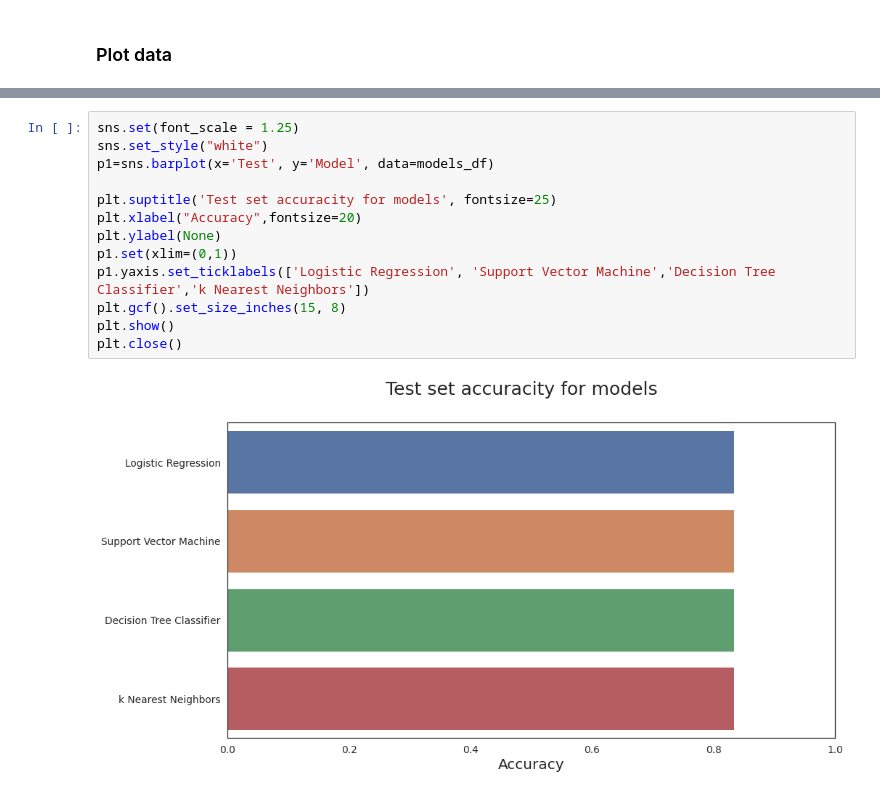
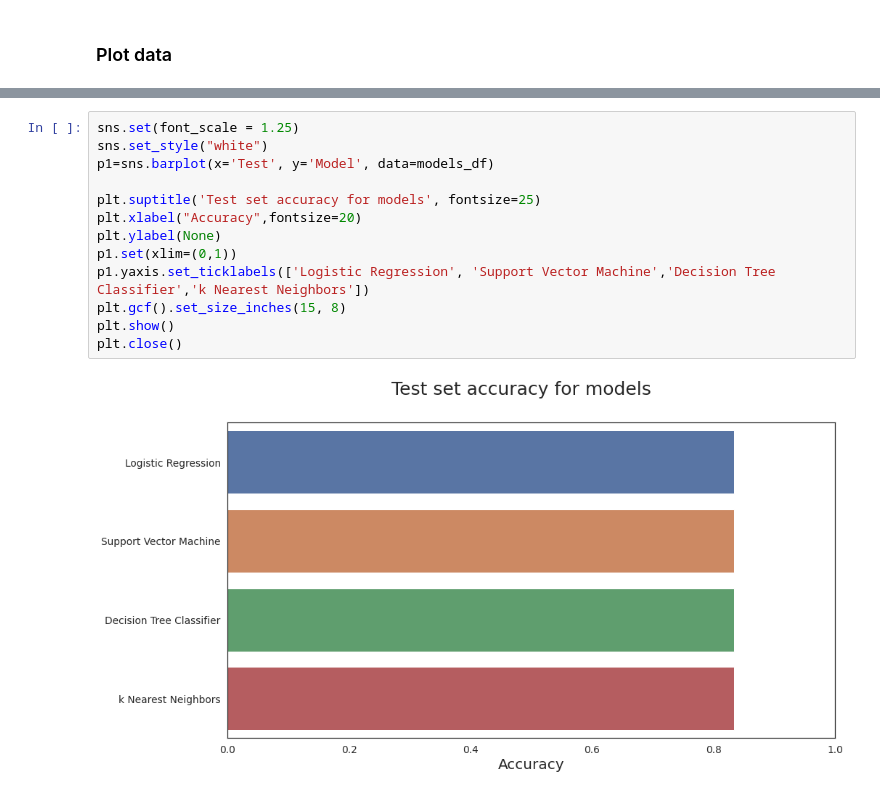
Before and after one commit to ljszatkowski/Applied-Data-Science-Capstone---Coursera, a Jupyter notebook: 10_Plots_models.ipynb, the cells around one changed output, grey strips where cells are left out. Saved outputs shown, nothing was run; the diff lists cells and outputs as text.

```diff
--- a/10_Plots_models.ipynb
+++ b/10_Plots_models.ipynb
@@ -64,18 +64,18 @@ plt.close()
 # %%
 sns.set(font_scale = 1.25)
 sns.set_style("white")
 p1=sns.barplot(x='Test', y='Model', data=models_df)
 
-plt.suptitle('Test set accuracity for models', fontsize=25)
+plt.suptitle('Test set accuracy for models', fontsize=25)
 plt.xlabel("Accuracy",fontsize=20)
 plt.ylabel(None)
 p1.set(xlim=(0,1))
 p1.yaxis.set_ticklabels(['Logistic Regression', 'Support Vector Machine','Decision Tree Classifier','k Nearest Neighbors'])
 plt.gcf().set_size_inches(15, 8)
 plt.show()
 plt.close()
 # %% [output]
-[figure, old version]
+[figure, new version]
 # %%
 sns.set(font_scale = 1.25)
 sns.set_style("white")
```
Also changed, not shown: parts of 2 cells of this notebook.
